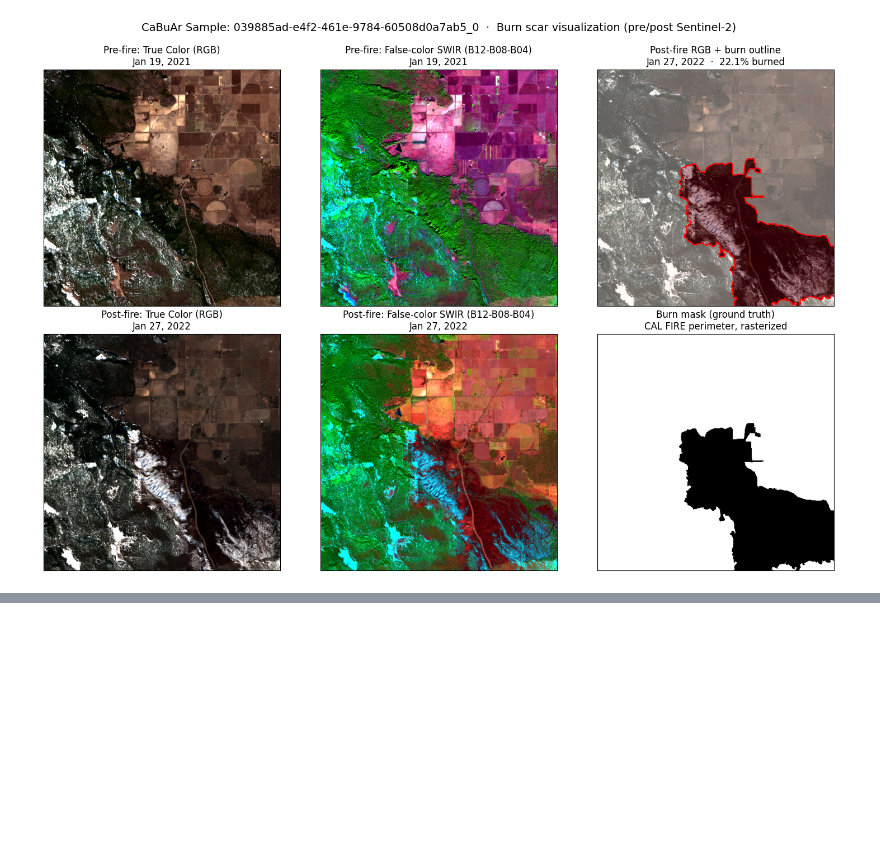
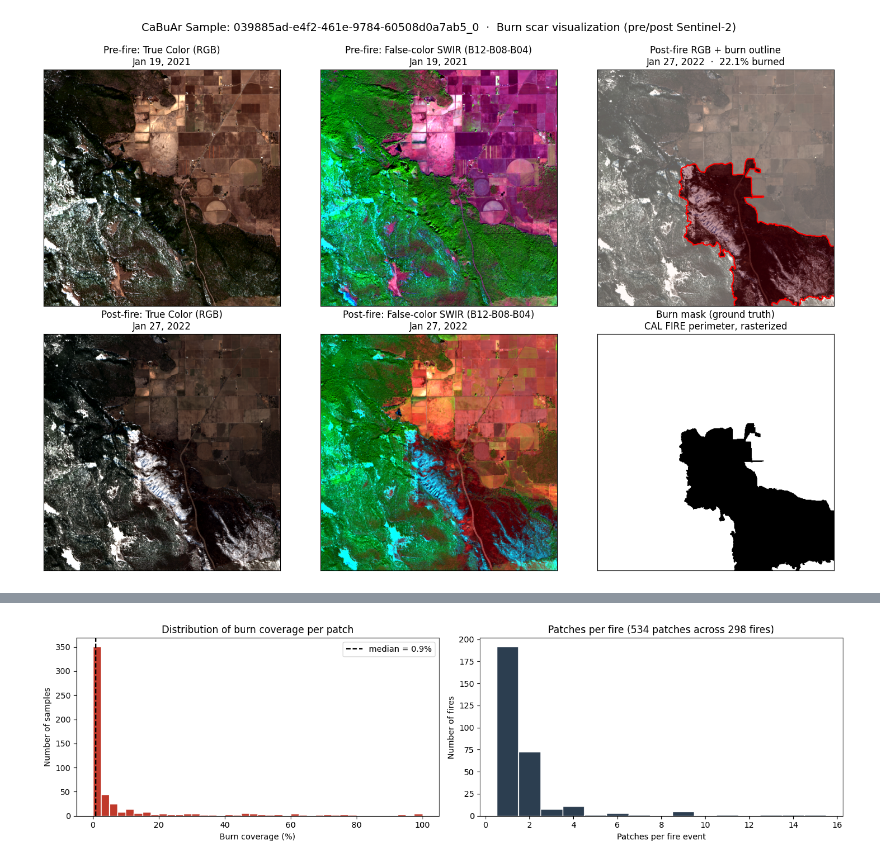
Before and after one commit to Chavoshh/sentinel2-burn-segmentation, a Jupyter notebook: notebooks/01_data_exploration.ipynb, the cells around one changed output, grey strips where cells are left out. Saved outputs shown, nothing was run; the diff lists cells and outputs as text; code cells hidden in the pictures; blank space fills up the shorter version.

Commit message:
Add data exploration notebook with hero visualization and band statistics

```diff
--- a/notebooks/01_data_exploration.ipynb
+++ b/notebooks/01_data_exploration.ipynb
@@ -335,0 +394,22 @@ Post-fire acquisition: Jan 27, 2022
+# %%
+fig, axes = plt.subplots(1, 2, figsize=(14, 4), facecolor="white")
+
+# Histogram
+axes[0].hist(burn_stats["burn_fraction"] * 100, bins=40, color="#c0392b", edgecolor="white")
+axes[0].set_xlabel("Burn coverage (%)")
+axes[0].set_ylabel("Number of samples")
+axes[0].set_title("Distribution of burn coverage per patch")
+axes[0].axvline(burn_stats["burn_fraction"].median() * 100, color="black", linestyle="--", label=f"median = {burn_stats['burn_fraction'].median()*100:.1f}%")
+axes[0].legend()
+
+# Patches per fire
+patches_per_fire = burn_stats.groupby("fire_uuid").size()
+axes[1].hist(patches_per_fire, bins=range(1, patches_per_fire.max() + 2), color="#2c3e50", edgecolor="white", align="left")
+axes[1].set_xlabel("Patches per fire event")
+axes[1].set_ylabel("Number of fires")
+axes[1].set_title(f"Patches per fire ({patches_per_fire.sum()} patches across {len(patches_per_fire)} fires)")
+
+plt.tight_layout()
+plt.show()
+# %% [output]
+[figure, added]
```
Also changed, not shown: parts of 11 cells of this notebook.
